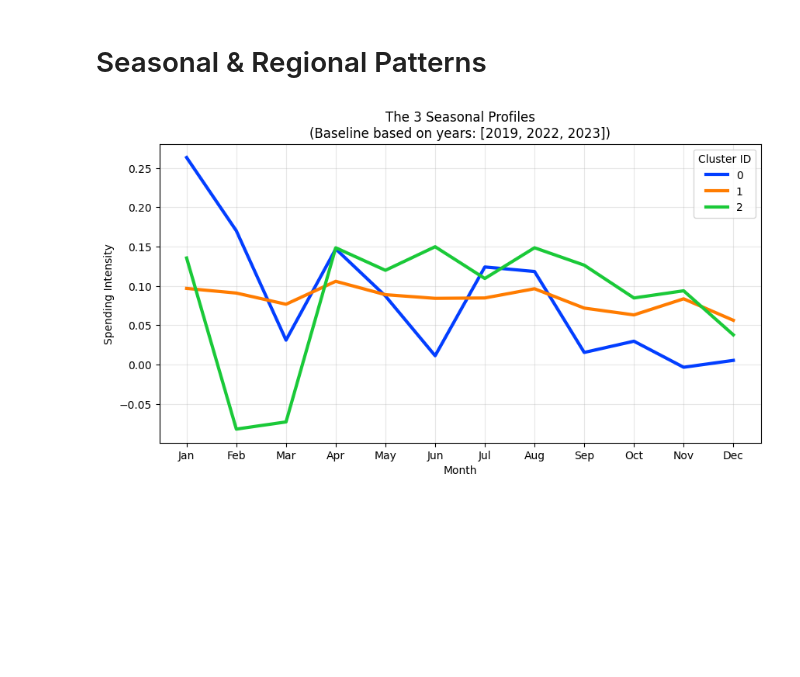
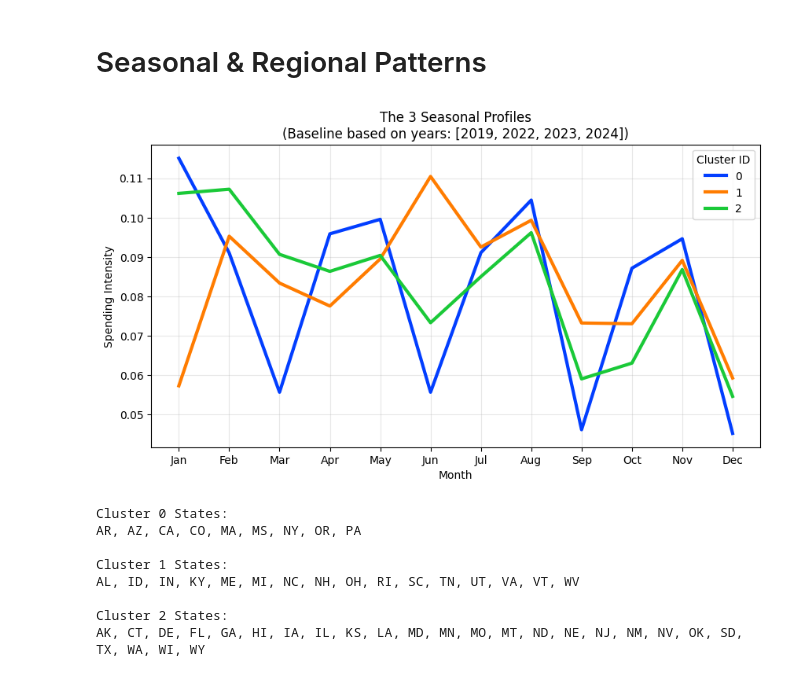
Before and after one commit to DiaHere/Food-and-Beverage-across-all-US-states-Analysis, a Jupyter notebook: covid_impact_on_food_&_beverage_analysis.ipynb, the cells around one changed output. Saved outputs shown, nothing was run; the diff lists cells and outputs as text; code cells hidden in the pictures; blank space fills up the shorter version.

```diff
--- a/covid_impact_on_food_&_beverage_analysis.ipynb
+++ b/covid_impact_on_food_&_beverage_analysis.ipynb
@@ -272,27 +299,60 @@ This plot shows that states didn’t follow one simple COVID policy path. Instea
 # %%
+# Filter stable years and aggregate seasonality
+stable_years = [2019, 2022, 2023, 2024]
 
+df_stable = df_melted[df_melted['observation_date'].dt.year.isin(stable_years)]
 
-# Train the cluster k-means model
+seasonal_matrix = (
+    df_stable
+    .groupby(['State', 'Month'])['Pct_Change']
+    .mean()
+    .unstack()
+)
+
+# Drop states with missing months
+X = seasonal_matrix.dropna()
+X.index.name = 'State'
+
+# Normalize by total absolute movement (keeps shape, removes magnitude)
+X_norm = X.div(X.abs().sum(axis=1), axis=0)
+
 kmeans = KMeans(n_clusters=3, random_state=42)
-kmeans.fit(X_stable)
+kmeans.fit(X_norm)
 
 # Assign the cluster labels back to the stable dataset for plotting
-X_stable['Cluster'] = kmeans.labels_
+X_norm['Cluster'] = kmeans.labels_
 
 # Visualize
-df_plot = X_stable.reset_index().melt(id_vars=['State', 'Cluster'],
-                                      var_name='Month', value_name='Seasonal_Index')
+df_plot = (
+    X_norm.reset_index()
+     .melt(id_vars=['State', 'Cluster'],
+           var_name='Month',
+           value_name='Seasonal_Index')
+)
+
 
 plt.figure(figsize=(10, 5))
 sns.lineplot(data=df_plot, x='Month', y='Seasonal_Index', hue='Cluster',
              palette='bright', linewidth=3, errorbar=None)
 
 plt.title(f'The 3 Seasonal Profiles\n(Baseline based on years: {stable_years})')
 plt.ylabel('Spending Intensity')
 plt.xlabel('Month')
 plt.xticks(range(1, 13), ['Jan','Feb','Mar','Apr','May','Jun','Jul','Aug','Sep','Oct','Nov','Dec'])
 plt.legend(title='Cluster ID')
 plt.grid(True, alpha=0.3)
 plt.show()
+
+for i in range(3):
+    print(f"\nCluster {i} States:")
+    print(", ".join(X_norm[X_norm['Cluster'] == i].index.tolist()))
 # %% [output]
-[figure, old version]
+[figure, new version]
+Cluster 0 States:
+AR, AZ, CA, CO, MA, MS, NY, OR, PA
+
+Cluster 1 States:
+AL, ID, IN, KY, ME, MI, NC, NH, OH, RI, SC, TN, UT, VA, VT, WV
+
+Cluster 2 States:
+AK, CT, DE, FL, GA, HI, IA, IL, KS, LA, MD, MN, MO, MT, ND, NE, NJ, NM, NV, OK, SD, TX, WA, WI, WY
```
Also changed, not shown: parts of 5 cells of this notebook.
